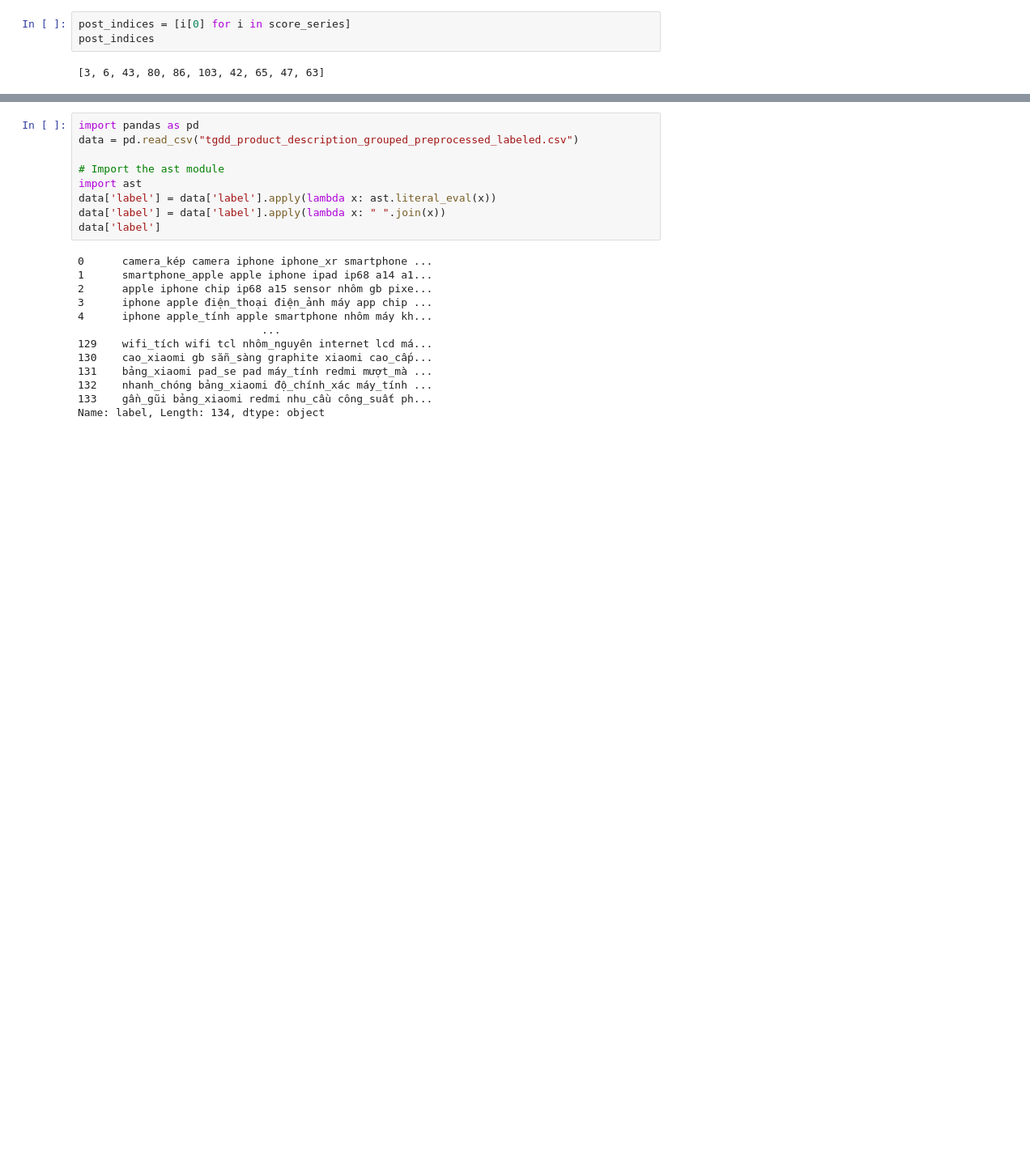
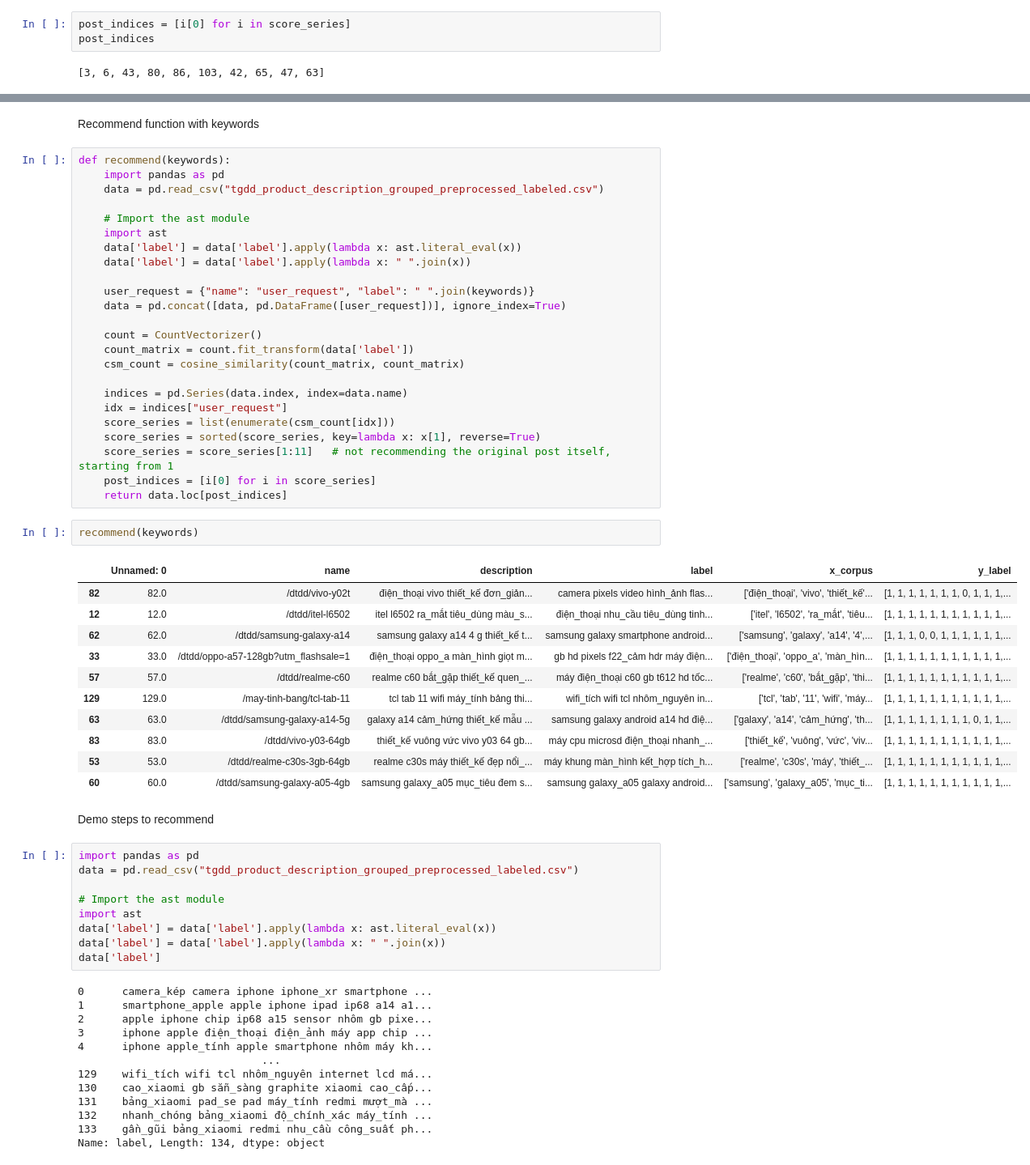
Before and after one commit to tpham1467/PBL7, a Jupyter notebook: NamTruong/cosine_similarity.ipynb, the cells around one changed output, grey strips where cells are left out. Shown at 81% size. Drawn from its saved outputs; the diff is of its cells as text; blank space fills up the shorter version.

```diff
--- a/NamTruong/cosine_similarity.ipynb
+++ b/NamTruong/cosine_similarity.ipynb
@@ -360,3 +367,45 @@ keywords
+# %% [markdown]
+Recommend function with keywords
+# %%
+def recommend(keywords):
+    import pandas as pd
+    data = pd.read_csv("tgdd_product_description_grouped_preprocessed_labeled.csv")
+
+    # Import the ast module
+    import ast
+    data['label'] = data['label'].apply(lambda x: ast.literal_eval(x))
+    data['label'] = data['label'].apply(lambda x: " ".join(x))
+
+    user_request = {"name": "user_request", "label": " ".join(keywords)}
+    data = pd.concat([data, pd.DataFrame([user_request])], ignore_index=True)
+
+    count = CountVectorizer()
+    count_matrix = count.fit_transform(data['label'])
+    csm_count = cosine_similarity(count_matrix, count_matrix)
+
+    indices = pd.Series(data.index, index=data.name)
+    idx = indices["user_request"]
+    score_series = list(enumerate(csm_count[idx]))
+    score_series = sorted(score_series, key=lambda x: x[1], reverse=True)
+    score_series = score_series[1:11]   # not recommending the original post itself, starting from 1
+    post_indices = [i[0] for i in score_series]
+    return data.loc[post_indices]
+# %%
+recommend(keywords)
+# %% [output]
+|  | Unnamed: 0 | name | description | label | x_corpus | y_label |
+| 82 | 82.0 | /dtdd/vivo-y02t | điện_thoại vivo thiết_kế đơn_giản... | camera pixels video hình_ảnh flas... | ['điện_thoại', 'vivo', 'thiết_kế'... | [1, 1, 1, 1, 1, 1, 1, 0, 1, 1, 1,... |
+| 12 | 12.0 | /dtdd/itel-l6502 | itel l6502 ra_mắt tiêu_dùng màu_s... | điện_thoại nhu_cầu tiêu_dùng tinh... | ['itel', 'l6502', 'ra_mắt', 'tiêu... | [1, 1, 1, 1, 1, 1, 1, 1, 1, 1, 1,... |
+| 62 | 62.0 | /dtdd/samsung-galaxy-a14 | samsung galaxy a14 4 g thiết_kế t... | samsung galaxy smartphone android... | ['samsung', 'galaxy', 'a14', '4',... | [1, 1, 1, 0, 0, 1, 1, 1, 1, 1, 1,... |
+| 33 | 33.0 | /dtdd/oppo-a57-128gb?utm_flashsale=1 | điện_thoại oppo_a màn_hình giọt m... | gb hd pixels f22_cảm hdr máy điện... | ['điện_thoại', 'oppo_a', 'màn_hìn... | [1, 1, 1, 1, 1, 1, 1, 1, 1, 1, 1,... |
+| 57 | 57.0 | /dtdd/realme-c60 | realme c60 bắt_gặp thiết_kế quen_... | máy điện_thoại c60 gb t612 hd tốc... | ['realme', 'c60', 'bắt_gặp', 'thi... | [1, 1, 1, 1, 1, 1, 1, 1, 1, 1, 1,... |
+| 129 | 129.0 | /may-tinh-bang/tcl-tab-11 | tcl tab 11 wifi máy_tính bảng thi... | wifi_tích wifi tcl nhôm_nguyên in... | ['tcl', 'tab', '11', 'wifi', 'máy... | [1, 1, 1, 1, 1, 1, 1, 1, 1, 1, 1,... |
+| 63 | 63.0 | /dtdd/samsung-galaxy-a14-5g | galaxy a14 cảm_hứng thiết_kế mẫu ... | samsung galaxy android a14 hd điệ... | ['galaxy', 'a14', 'cảm_hứng', 'th... | [1, 1, 1, 1, 1, 1, 1, 1, 0, 1, 1,... |
+| 83 | 83.0 | /dtdd/vivo-y03-64gb | thiết_kế vuông vức vivo y03 64 gb... | máy cpu microsd điện_thoại nhanh_... | ['thiết_kế', 'vuông', 'vức', 'viv... | [1, 1, 1, 1, 1, 1, 1, 1, 1, 1, 1,... |
+| 53 | 53.0 | /dtdd/realme-c30s-3gb-64gb | realme c30s máy thiết_kế đẹp nổi_... | máy khung màn_hình kết_hợp tích_h... | ['realme', 'c30s', 'máy', 'thiết_... | [1, 1, 1, 1, 1, 1, 1, 1, 1, 1, 1,... |
+| 60 | 60.0 | /dtdd/samsung-galaxy-a05-4gb | samsung galaxy_a05 mục_tiêu đem s... | samsung galaxy_a05 galaxy android... | ['samsung', 'galaxy_a05', 'mục_ti... | [1, 1, 1, 1, 1, 1, 1, 1, 1, 1, 1,... |
+# %% [markdown]
+Demo steps to recommend
 # %%
 import pandas as pd
 data = pd.read_csv("tgdd_product_description_grouped_preprocessed_labeled.csv")
```
Also changed, not shown: parts of 20 cells of this notebook, 1 other file.
